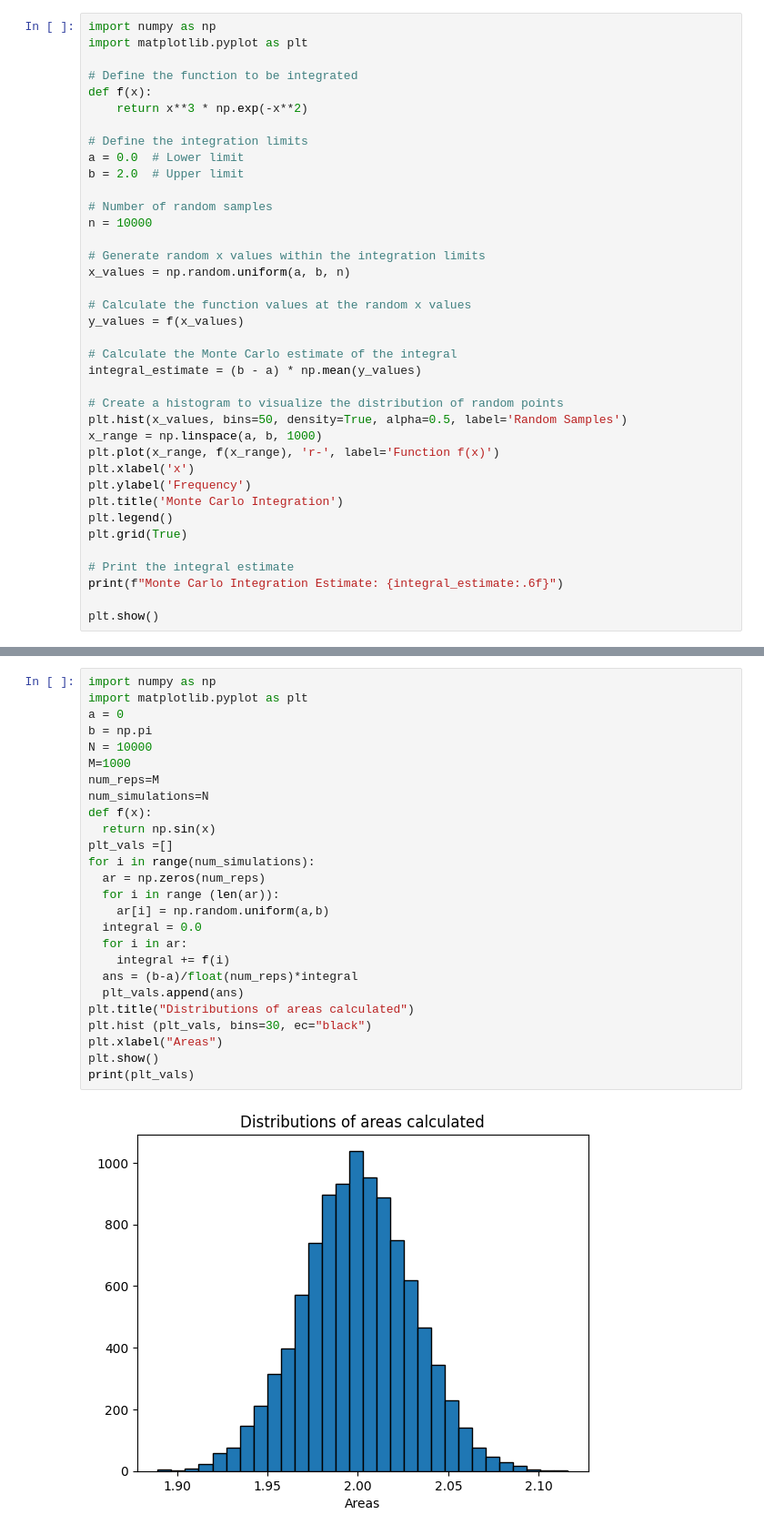
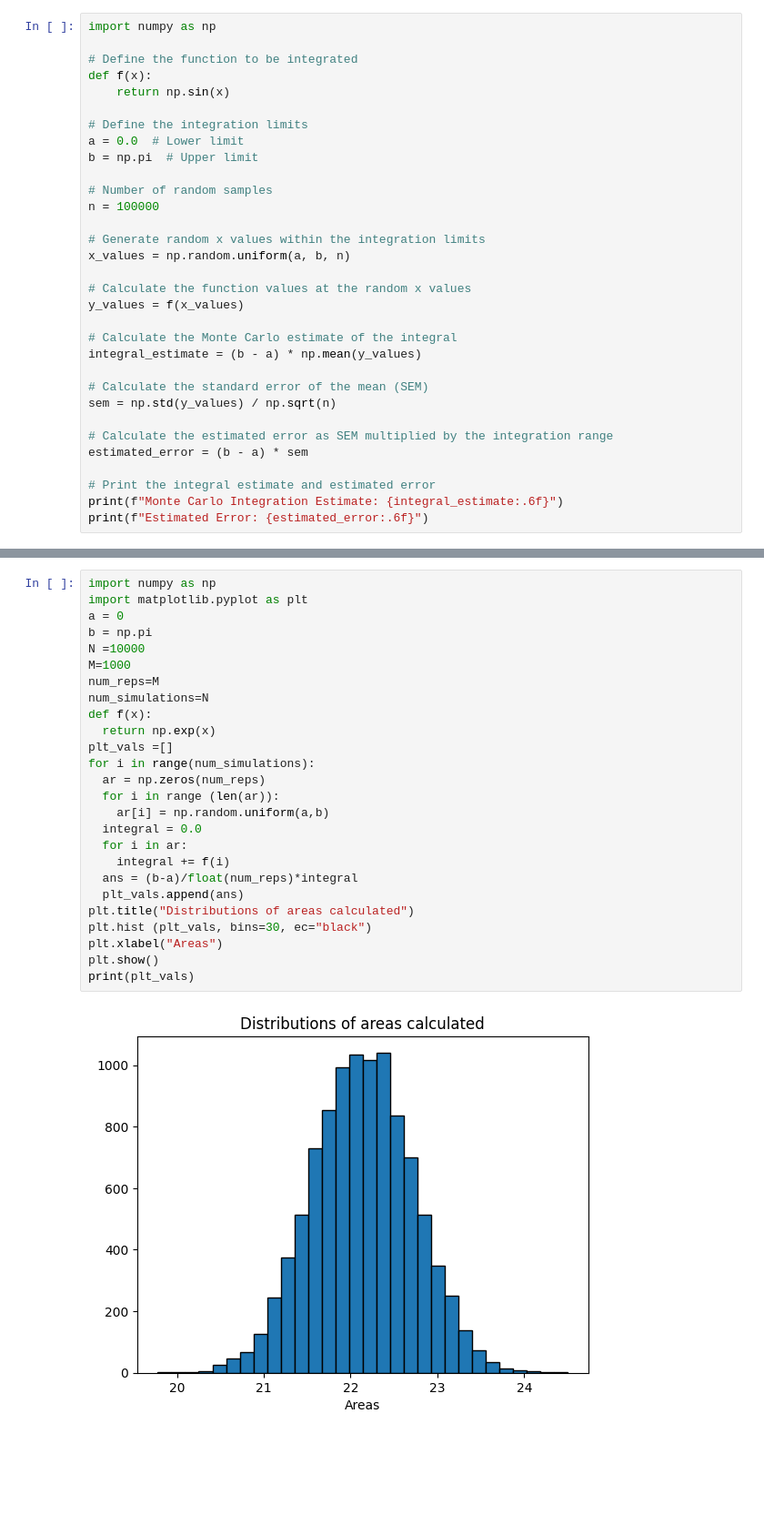
Before and after one commit to Ovalelephant35/Computational-Physics, a Jupyter notebook: Integration/Monte-Carlo.ipynb, the cells around one changed output, grey strips where cells are left out. Shown: that part at 91% size. Drawn from its saved outputs; the diff is of its cells as text; blank space fills up the shorter version.

Commit message:
Integration

```diff
--- a/Integration/Monte-Carlo.ipynb
+++ b/Integration/Monte-Carlo.ipynb
@@ -1,17 +1,16 @@
 # %%
 import numpy as np
-import matplotlib.pyplot as plt
 
 # Define the function to be integrated
 def f(x):
-    return x**3 * np.exp(-x**2)
+    return np.sin(x)
 
 # Define the integration limits
 a = 0.0  # Lower limit
-b = 2.0  # Upper limit
+b = np.pi  # Upper limit
 
 # Number of random samples
-n = 10000
+n = 100000
 
 # Generate random x values within the integration limits
 x_values = np.random.uniform(a, b, n)
@@ -22,18 +21,13 @@ y_values = f(x_values)
 # Calculate the Monte Carlo estimate of the integral
 integral_estimate = (b - a) * np.mean(y_values)
 
-# Create a histogram to visualize the distribution of random points
-plt.hist(x_values, bins=50, density=True, alpha=0.5, label='Random Samples')
-x_range = np.linspace(a, b, 1000)
-plt.plot(x_range, f(x_range), 'r-', label='Function f(x)')
-plt.xlabel('x')
-plt.ylabel('Frequency')
-plt.title('Monte Carlo Integration')
-plt.legend()
-plt.grid(True)
+# Calculate the standard error of the mean (SEM)
+sem = np.std(y_values) / np.sqrt(n)
 
-# Print the integral estimate
+# Calculate the estimated error as SEM multiplied by the integration range
+estimated_error = (b - a) * sem
+
+# Print the integral estimate and estimated error
 print(f"Monte Carlo Integration Estimate: {integral_estimate:.6f}")
-
-plt.show()
+print(f"Estimated Error: {estimated_error:.6f}")
 # %% [output]
@@ -42,28 +54,28 @@ Monte Carlo Integration Estimate: 0.447036
 # %%
 import numpy as np
 import matplotlib.pyplot as plt
 a = 0
 b = np.pi
-N = 10000
+N =10000
 M=1000
 num_reps=M
 num_simulations=N
 def f(x):
-  return np.sin(x)
+  return np.exp(x)
 plt_vals =[]
 for i in range(num_simulations):
   ar = np.zeros(num_reps)
   for i in range (len(ar)):
     ar[i] = np.random.uniform(a,b)
   integral = 0.0
   for i in ar:
     integral += f(i)
   ans = (b-a)/float(num_reps)*integral
   plt_vals.append(ans)
 plt.title("Distributions of areas calculated")
 plt.hist (plt_vals, bins=30, ec="black")
 plt.xlabel("Areas")
 plt.show()
 print(plt_vals)
 # %% [output]
-[figure, old version]
+[figure, new version]
```
Also changed, not shown: parts of 3 cells of this notebook.
